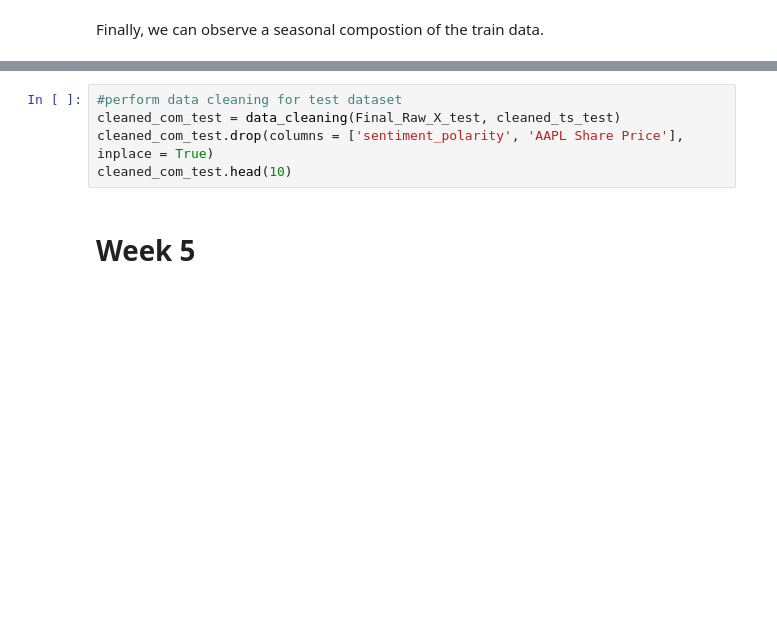
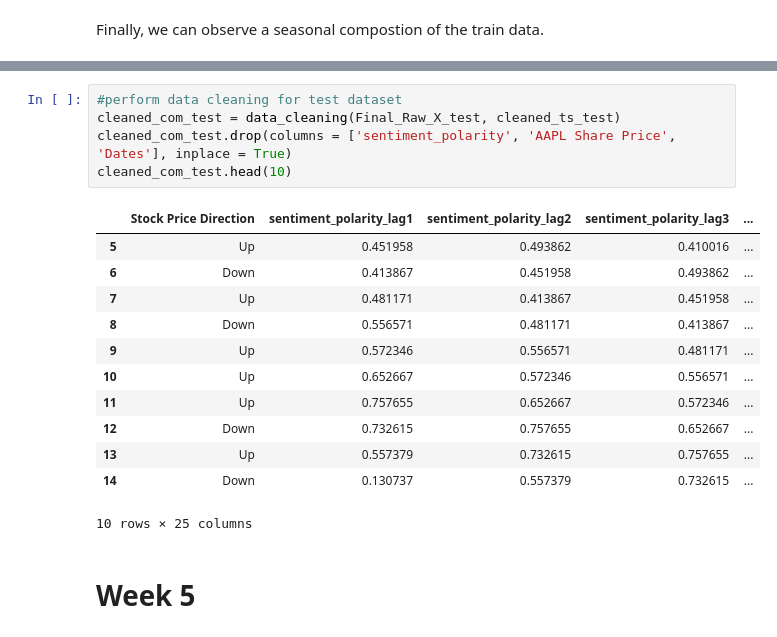
Before and after one commit to yvanlonginjr/market-sentiment-predictor, a Jupyter notebook: notebooks/Market_Sentiment_Predictor_Pipeline.ipynb, the cells around one changed output, grey strips where cells are left out. Cells and saved outputs as stored; diff of their text form; blank space fills up the shorter version.

```diff
--- a/notebooks/Market_Sentiment_Predictor_Pipeline.ipynb
+++ b/notebooks/Market_Sentiment_Predictor_Pipeline.ipynb
@@ -955,8 +1020,21 @@ cleaned_com_val.head(10)
 # %%
 #perform data cleaning for test dataset
 cleaned_com_test = data_cleaning(Final_Raw_X_test, cleaned_ts_test)
-cleaned_com_test.drop(columns = ['sentiment_polarity', 'AAPL Share Price'], inplace = True)
+cleaned_com_test.drop(columns = ['sentiment_polarity', 'AAPL Share Price', 'Dates'], inplace = True)
 cleaned_com_test.head(10)
+# %% [output]
+|  | Stock Price Direction | sentiment_polarity_lag1 | sentiment_polarity_lag2 | sentiment_polarity_lag3 | ... |
+| 5 | Up | 0.451958 | 0.493862 | 0.410016 | ... |
+| 6 | Down | 0.413867 | 0.451958 | 0.493862 | ... |
+| 7 | Up | 0.481171 | 0.413867 | 0.451958 | ... |
+| 8 | Down | 0.556571 | 0.481171 | 0.413867 | ... |
+| 9 | Up | 0.572346 | 0.556571 | 0.481171 | ... |
+| 10 | Up | 0.652667 | 0.572346 | 0.556571 | ... |
+| 11 | Up | 0.757655 | 0.652667 | 0.572346 | ... |
+| 12 | Down | 0.732615 | 0.757655 | 0.652667 | ... |
+| 13 | Up | 0.557379 | 0.732615 | 0.757655 | ... |
+| 14 | Down | 0.130737 | 0.557379 | 0.732615 | ... |
+10 rows × 25 columns
 # %% [markdown]
 # Week 5
 # %% [markdown]
```
Also changed, not shown: parts of 17 cells of this notebook.
